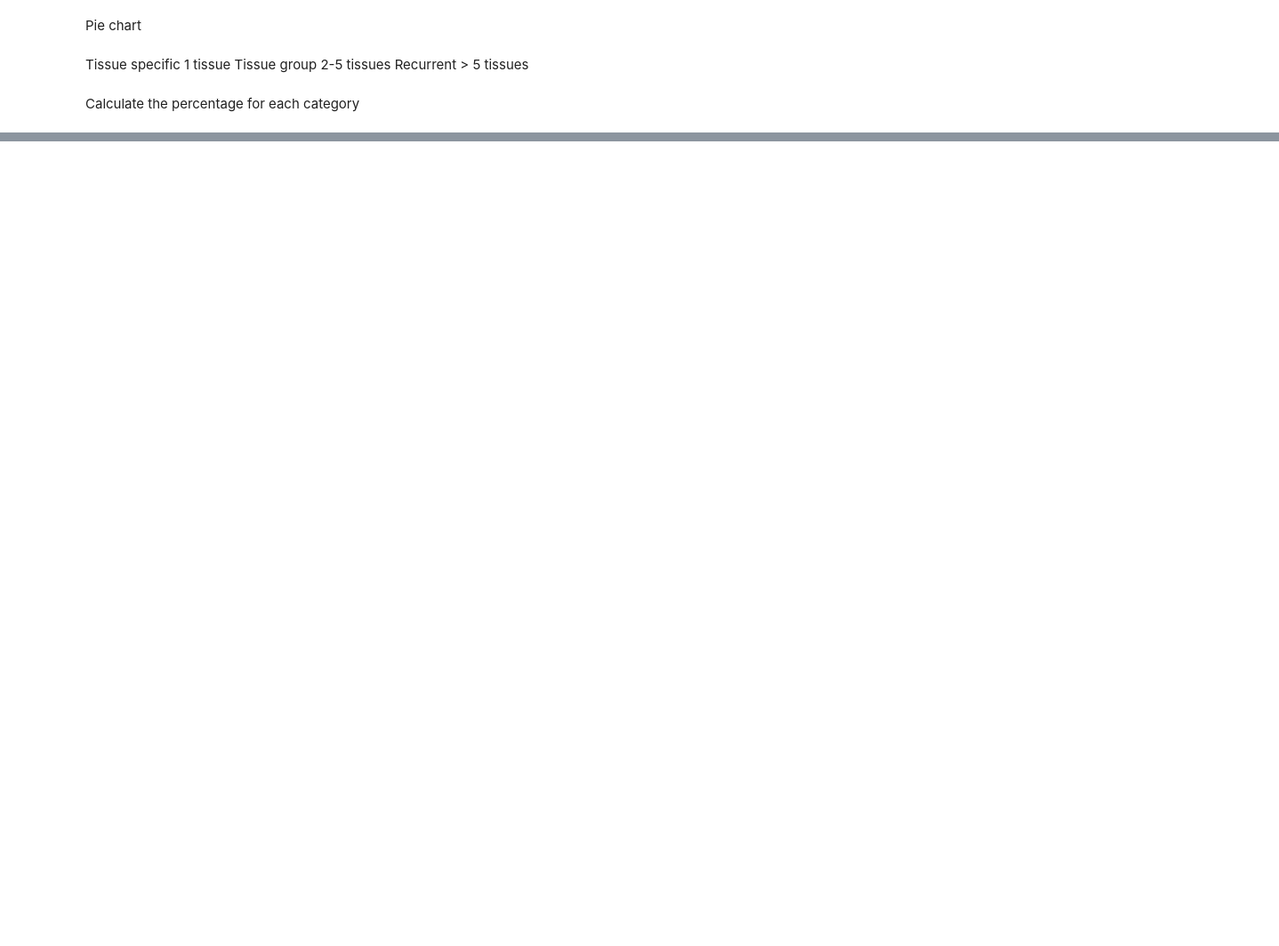
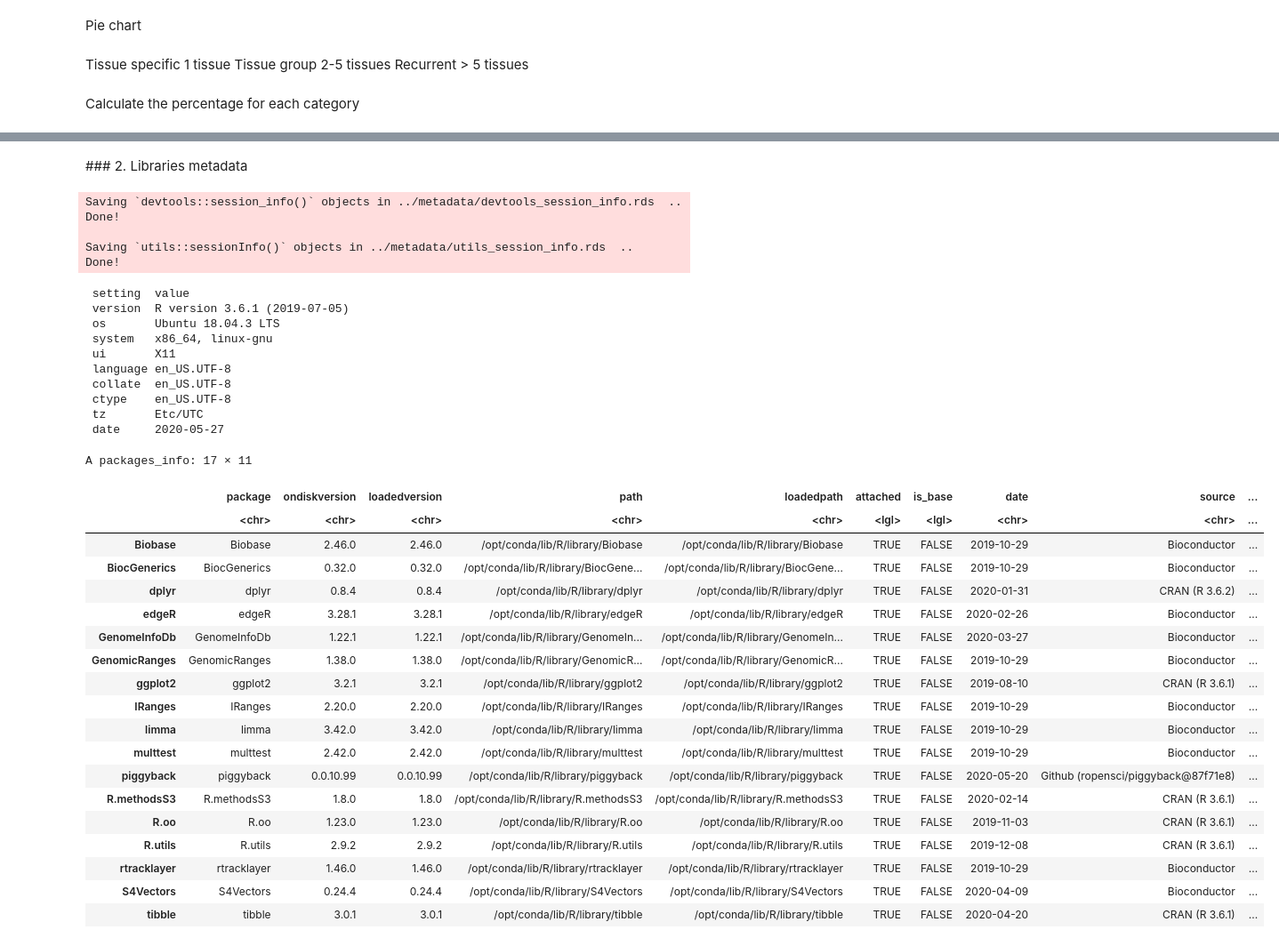
Before and after one commit to TheJacksonLaboratory/sbas, a Jupyter notebook: jupyter/countGenes.ipynb, the cells around one changed output, grey strips where cells are left out. Shown at 89% size. Saved outputs shown, nothing was run; the diff lists cells and outputs as text; code cells hidden in the pictures; blank space fills up the shorter version.

Commit message:
sanitizing and producing SplicingIndex_chr.tsv

```diff
--- a/jupyter/countGenes.ipynb
+++ b/jupyter/countGenes.ipynb
@@ -176,0 +289,12 @@ write.table(res_sorted, file = "SplicingIndex_chr.tsv", sep = "\t", quote = F,
+# %%
+rm (notebookid)
+notebookid   = "countGenes"
+notebookid
+
+message("Generating sha256 checksums of the file `../data/SplicingIndex_chr.tsv` directory .. ")
+system(paste0("cd ../data && find . -name SplicingIndex_chr.tsv -exec sha256sum {} \\;  >  ../metadata/", notebookid, "_sha256sums.txt"), intern = TRUE)
+message("Done!\n")
+
+paste0("../metadata/", notebookid, "_sha256sums.txt")
+
+data.table::fread(paste0("../metadata/", notebookid, "_sha256sums.txt"), header = FALSE, col.names = c("sha256sum", "file"))
@@ -176,0 +313,52 @@ write.table(res_sorted, file = "SplicingIndex_chr.tsv", sep = "\t", quote = F,
+# %% [markdown]
+### 2. Libraries metadata
+# %%
+dev_session_info   <- devtools::session_info()
+utils_session_info <- utils::sessionInfo()
+
+message("Saving `devtools::session_info()` objects in ../metadata/devtools_session_info.rds  ..")
+saveRDS(dev_session_info, file = paste0("../metadata/", notebookid, "_devtools_session_info.rds"))
+message("Done!\n")
+
+message("Saving `utils::sessionInfo()` objects in ../metadata/utils_session_info.rds  ..")
+saveRDS(utils_session_info, file = paste0("../metadata/", notebookid ,"_utils_info.rds"))
+message("Done!\n")
+
+dev_session_info$platform
+dev_session_info$packages[dev_session_info$packages$attached==TRUE, ]
+# %% [output]
+Saving `devtools::session_info()` objects in ../metadata/devtools_session_info.rds  ..
+Done!
+
+Saving `utils::sessionInfo()` objects in ../metadata/utils_session_info.rds  ..
+Done!
+ setting  value
+ version  R version 3.6.1 (2019-07-05)
+ os       Ubuntu 18.04.3 LTS
+ system   x86_64, linux-gnu
+ ui       X11
+ language en_US.UTF-8
+ collate  en_US.UTF-8
+ ctype    en_US.UTF-8
+ tz       Etc/UTC
+ date     2020-05-27
+A packages_info: 17 × 11
+|  | package | ondiskversion | loadedversion | path | loadedpath | attached | is_base | date | source | ... |
+|  | <chr> | <chr> | <chr> | <chr> | <chr> | <lgl> | <lgl> | <chr> | <chr> | ... |
+| Biobase | Biobase | 2.46.0 | 2.46.0 | /opt/conda/lib/R/library/Biobase | /opt/conda/lib/R/library/Biobase | TRUE | FALSE | 2019-10-29 | Bioconductor | ... |
+| BiocGenerics | BiocGenerics | 0.32.0 | 0.32.0 | /opt/conda/lib/R/library/BiocGene... | /opt/conda/lib/R/library/BiocGene... | TRUE | FALSE | 2019-10-29 | Bioconductor | ... |
+| dplyr | dplyr | 0.8.4 | 0.8.4 | /opt/conda/lib/R/library/dplyr | /opt/conda/lib/R/library/dplyr | TRUE | FALSE | 2020-01-31 | CRAN (R 3.6.2) | ... |
+| edgeR | edgeR | 3.28.1 | 3.28.1 | /opt/conda/lib/R/library/edgeR | /opt/conda/lib/R/library/edgeR | TRUE | FALSE | 2020-02-26 | Bioconductor | ... |
+| GenomeInfoDb | GenomeInfoDb | 1.22.1 | 1.22.1 | /opt/conda/lib/R/library/GenomeIn... | /opt/conda/lib/R/library/GenomeIn... | TRUE | FALSE | 2020-03-27 | Bioconductor | ... |
+| GenomicRanges | GenomicRanges | 1.38.0 | 1.38.0 | /opt/conda/lib/R/library/GenomicR... | /opt/conda/lib/R/library/GenomicR... | TRUE | FALSE | 2019-10-29 | Bioconductor | ... |
+| ggplot2 | ggplot2 | 3.2.1 | 3.2.1 | /opt/conda/lib/R/library/ggplot2 | /opt/conda/lib/R/library/ggplot2 | TRUE | FALSE | 2019-08-10 | CRAN (R 3.6.1) | ... |
+| IRanges | IRanges | 2.20.0 | 2.20.0 | /opt/conda/lib/R/library/IRanges | /opt/conda/lib/R/library/IRanges | TRUE | FALSE | 2019-10-29 | Bioconductor | ... |
+| limma | limma | 3.42.0 | 3.42.0 | /opt/conda/lib/R/library/limma | /opt/conda/lib/R/library/limma | TRUE | FALSE | 2019-10-29 | Bioconductor | ... |
+| multtest | multtest | 2.42.0 | 2.42.0 | /opt/conda/lib/R/library/multtest | /opt/conda/lib/R/library/multtest | TRUE | FALSE | 2019-10-29 | Bioconductor | ... |
+| piggyback | piggyback | 0.0.10.99 | 0.0.10.99 | /opt/conda/lib/R/library/piggyback | /opt/conda/lib/R/library/piggyback | TRUE | FALSE | 2020-05-20 | Github (ropensci/piggyback@87f71e8) | ... |
+| R.methodsS3 | R.methodsS3 | 1.8.0 | 1.8.0 | /opt/conda/lib/R/library/R.methodsS3 | /opt/conda/lib/R/library/R.methodsS3 | TRUE | FALSE | 2020-02-14 | CRAN (R 3.6.1) | ... |
+| R.oo | R.oo | 1.23.0 | 1.23.0 | /opt/conda/lib/R/library/R.oo | /opt/conda/lib/R/library/R.oo | TRUE | FALSE | 2019-11-03 | CRAN (R 3.6.1) | ... |
+| R.utils | R.utils | 2.9.2 | 2.9.2 | /opt/conda/lib/R/library/R.utils | /opt/conda/lib/R/library/R.utils | TRUE | FALSE | 2019-12-08 | CRAN (R 3.6.1) | ... |
+| rtracklayer | rtracklayer | 1.46.0 | 1.46.0 | /opt/conda/lib/R/library/rtracklayer | /opt/conda/lib/R/library/rtracklayer | TRUE | FALSE | 2019-10-29 | Bioconductor | ... |
+| S4Vectors | S4Vectors | 0.24.4 | 0.24.4 | /opt/conda/lib/R/library/S4Vectors | /opt/conda/lib/R/library/S4Vectors | TRUE | FALSE | 2020-04-09 | Bioconductor | ... |
+| tibble | tibble | 3.0.1 | 3.0.1 | /opt/conda/lib/R/library/tibble | /opt/conda/lib/R/library/tibble | TRUE | FALSE | 2020-04-20 | CRAN (R 3.6.1) | ... |
```
Also changed, not shown: parts of 25 cells of this notebook, 4 other files.
